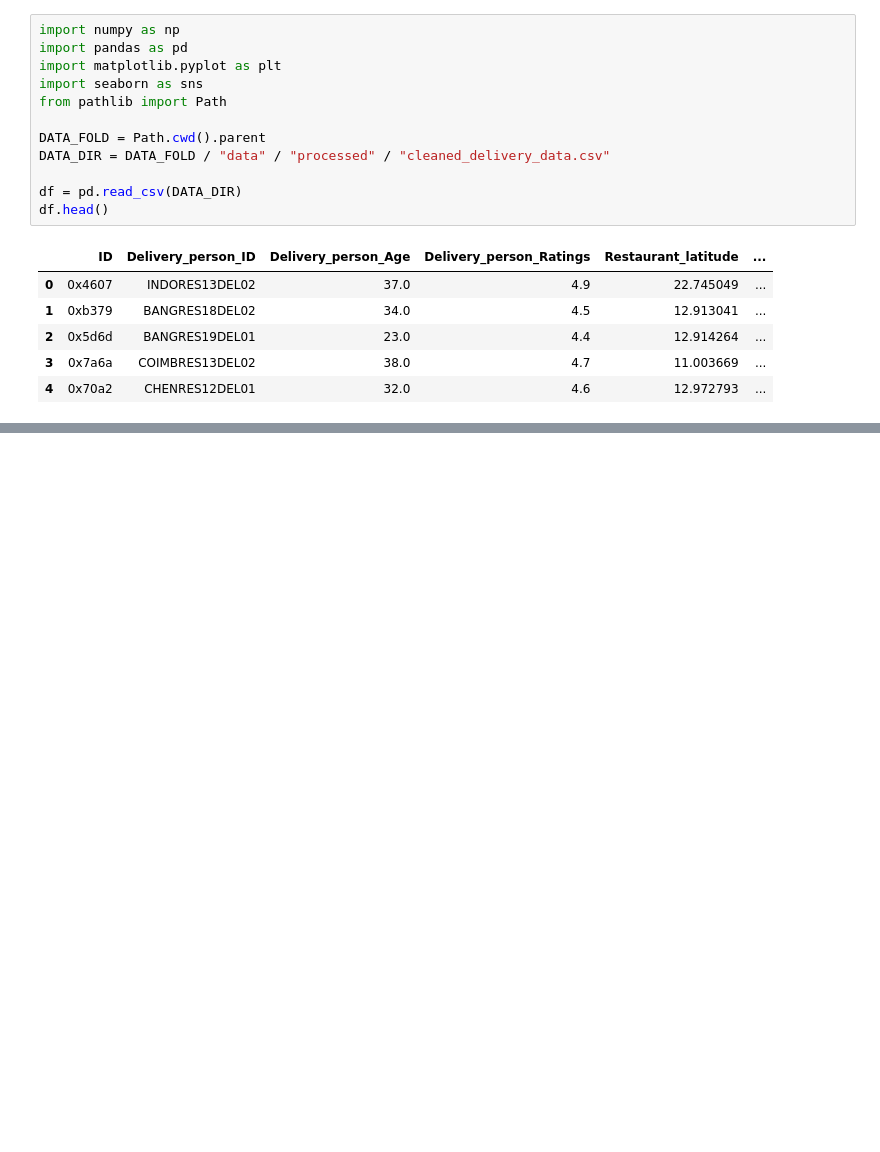
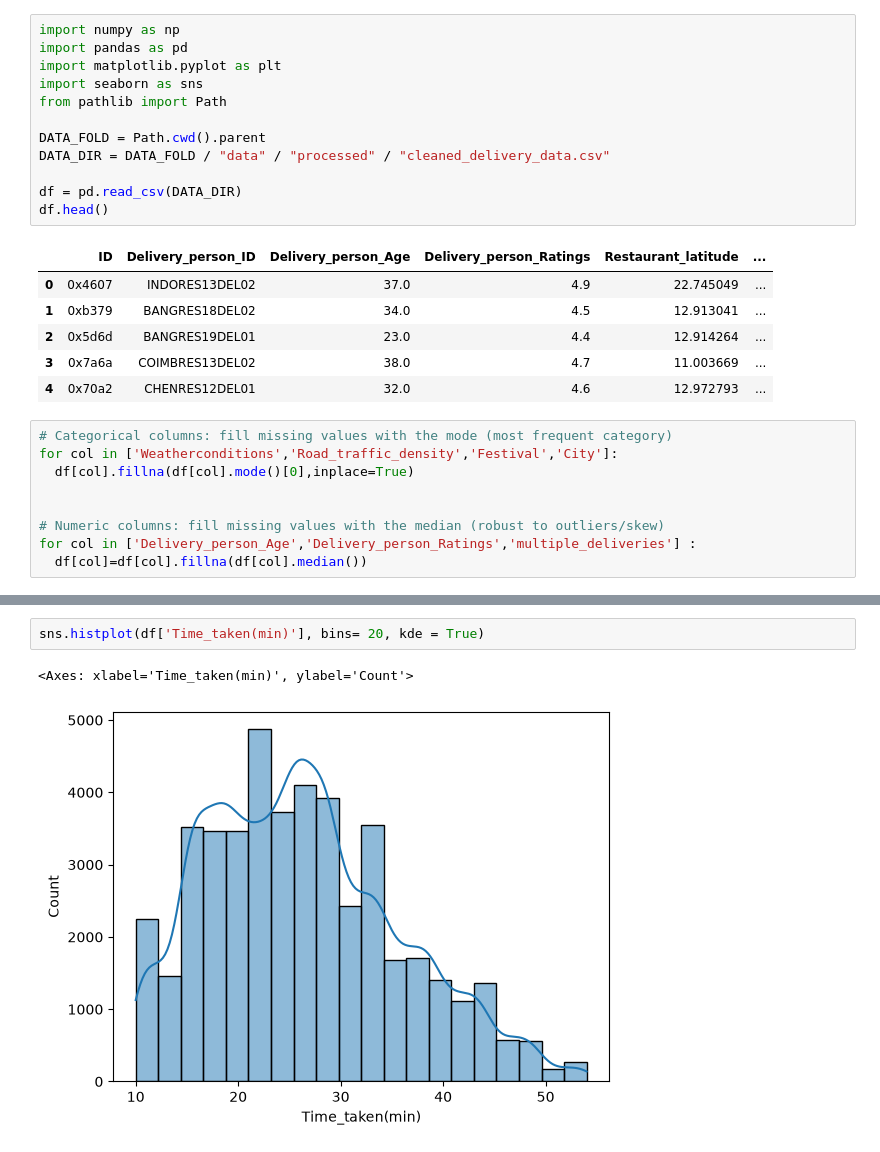
Before and after one commit to imshekhuu/delivery-time-prediction, a Jupyter notebook: notebook/eda_expriment.ipynb, the cells around one changed output, grey strips where cells are left out. Drawn from its saved outputs; the diff is of its cells as text; blank space fills up the shorter version.

```diff
--- a/notebook/eda_expriment.ipynb
+++ b/notebook/eda_expriment.ipynb
@@ -17,3 +17,12 @@ df.head()
 | 2 | 0x5d6d | BANGRES19DEL01 | 23.0 | 4.4 | 12.914264 | ... |
 | 3 | 0x7a6a | COIMBRES13DEL02 | 38.0 | 4.7 | 11.003669 | ... |
 | 4 | 0x70a2 | CHENRES12DEL01 | 32.0 | 4.6 | 12.972793 | ... |
+# %%
+# Categorical columns: fill missing values with the mode (most frequent category)
+for col in ['Weatherconditions','Road_traffic_density','Festival','City']:
+  df[col].fillna(df[col].mode()[0],inplace=True)
+
+
+# Numeric columns: fill missing values with the median (robust to outliers/skew)
+for col in ['Delivery_person_Age','Delivery_person_Ratings','multiple_deliveries'] :
+  df[col]=df[col].fillna(df[col].median())
@@ -19,0 +51,5 @@ df.head()
+# %%
+sns.histplot(df['Time_taken(min)'], bins= 20, kde = True)
+# %% [output]
+<Axes: xlabel='Time_taken(min)', ylabel='Count'>
+[figure, added]
```
Also changed, not shown: parts of 37 cells of this notebook, 3 other files.
